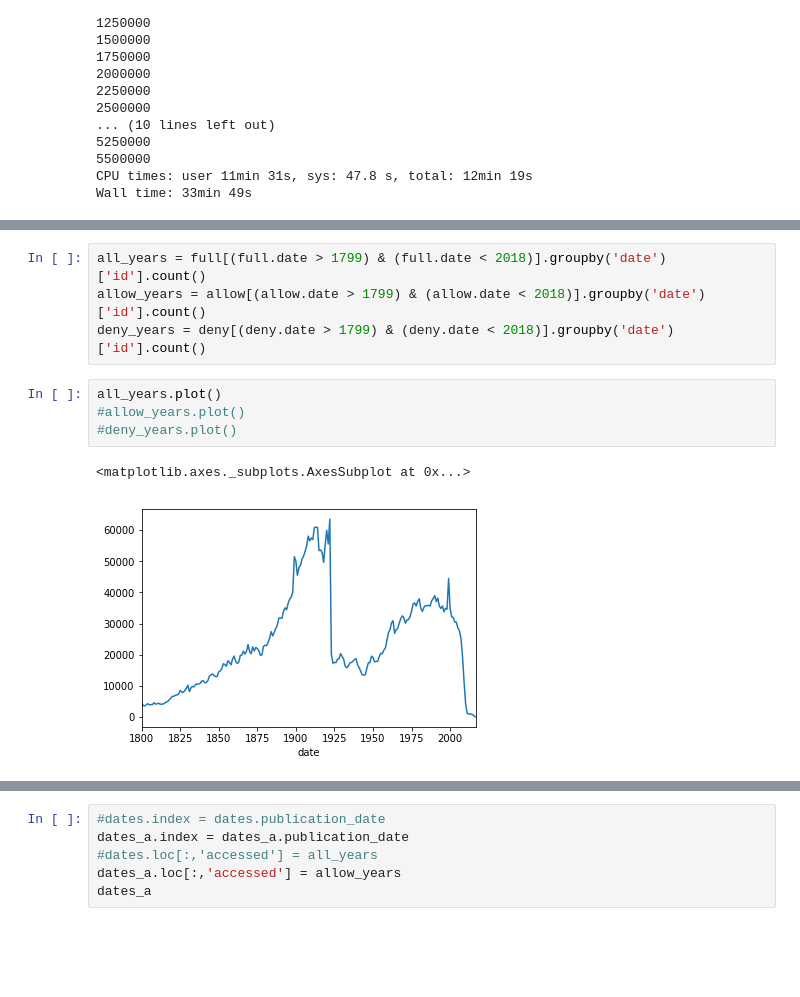
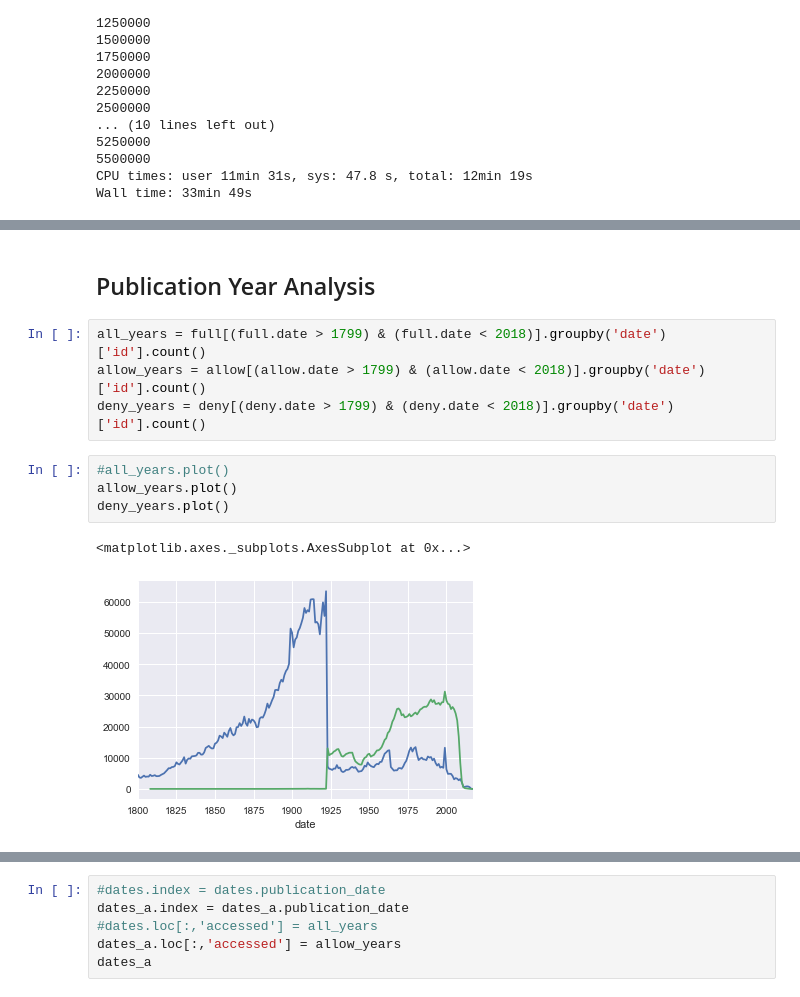
Before and after one commit to hadro/hathi_analysis, a Jupyter notebook: HathiTrust_analytics_v2.ipynb, the cells around one changed output, grey strips where cells are left out. Cells and saved outputs as stored; diff of their text form; blank space fills up the shorter version.

```diff
--- a/HathiTrust_analytics_v2.ipynb
+++ b/HathiTrust_analytics_v2.ipynb
@@ -342,11 +406,13 @@ deny = full[full.access == 'deny']
+# %% [markdown]
+## Publication Year Analysis
 # %%
 all_years = full[(full.date > 1799) & (full.date < 2018)].groupby('date')['id'].count()
 allow_years = allow[(allow.date > 1799) & (allow.date < 2018)].groupby('date')['id'].count()
 deny_years = deny[(deny.date > 1799) & (deny.date < 2018)].groupby('date')['id'].count()
 # %%
-all_years.plot()
-#allow_years.plot()
-#deny_years.plot()
+#all_years.plot()
+allow_years.plot()
+deny_years.plot()
 # %% [output]
 <matplotlib.axes._subplots.AxesSubplot at 0x...>
-[figure, old version]
+[figure, new version]
```
Also changed, not shown: parts of 24 cells of this notebook.
